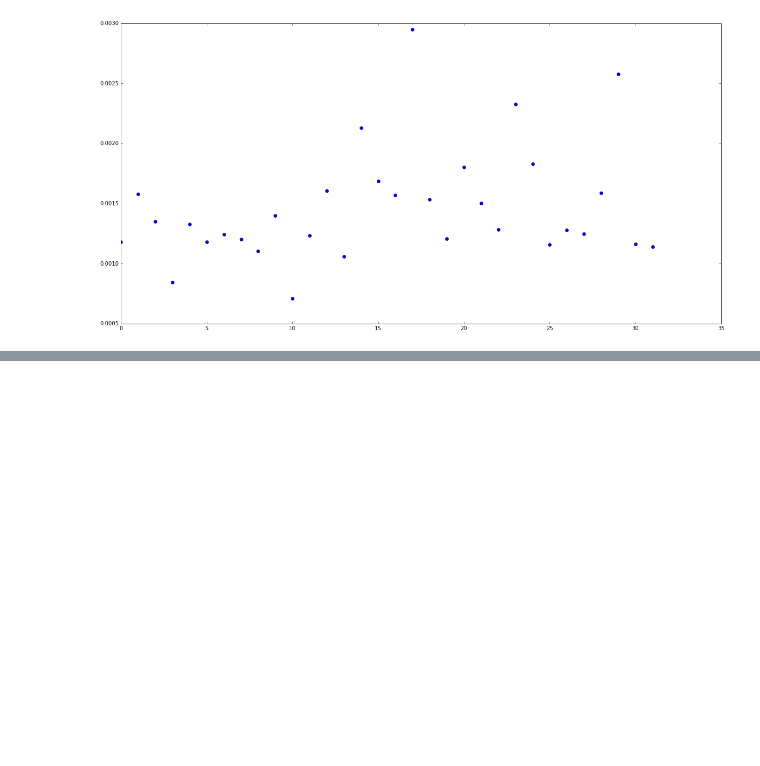
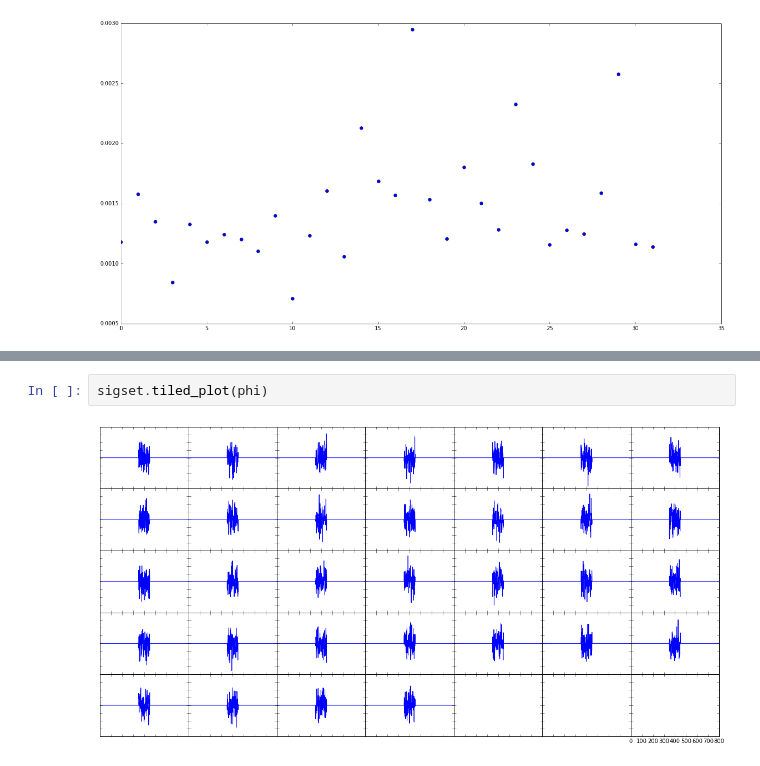
Before and after one commit to emdodds/matching-pursuit, a Jupyter notebook: Notebooks/check results.ipynb, the cells around one changed output, grey strips where cells are left out. Saved outputs shown, nothing was run; the diff lists cells and outputs as text; blank space fills up the shorter version.

```diff
--- a/Notebooks/check results.ipynb
+++ b/Notebooks/check results.ipynb
@@ -174,0 +184,4 @@ plt.plot(histories['L1acts'],'bo')
+# %%
+sigset.tiled_plot(phi)
+# %% [output]
+[figure, added]
```
Also changed, not shown: parts of 21 cells of this notebook, 1 other file.
